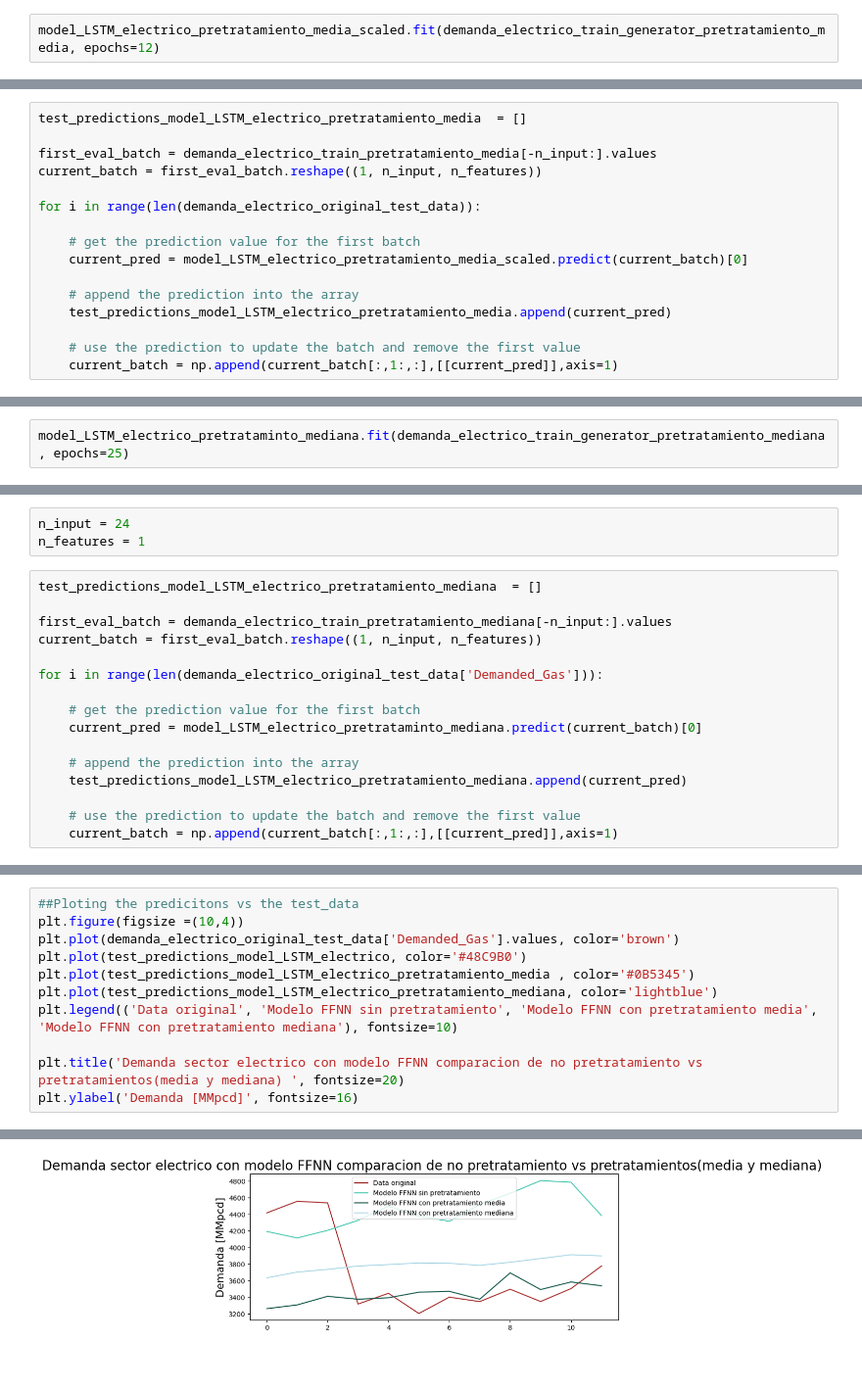
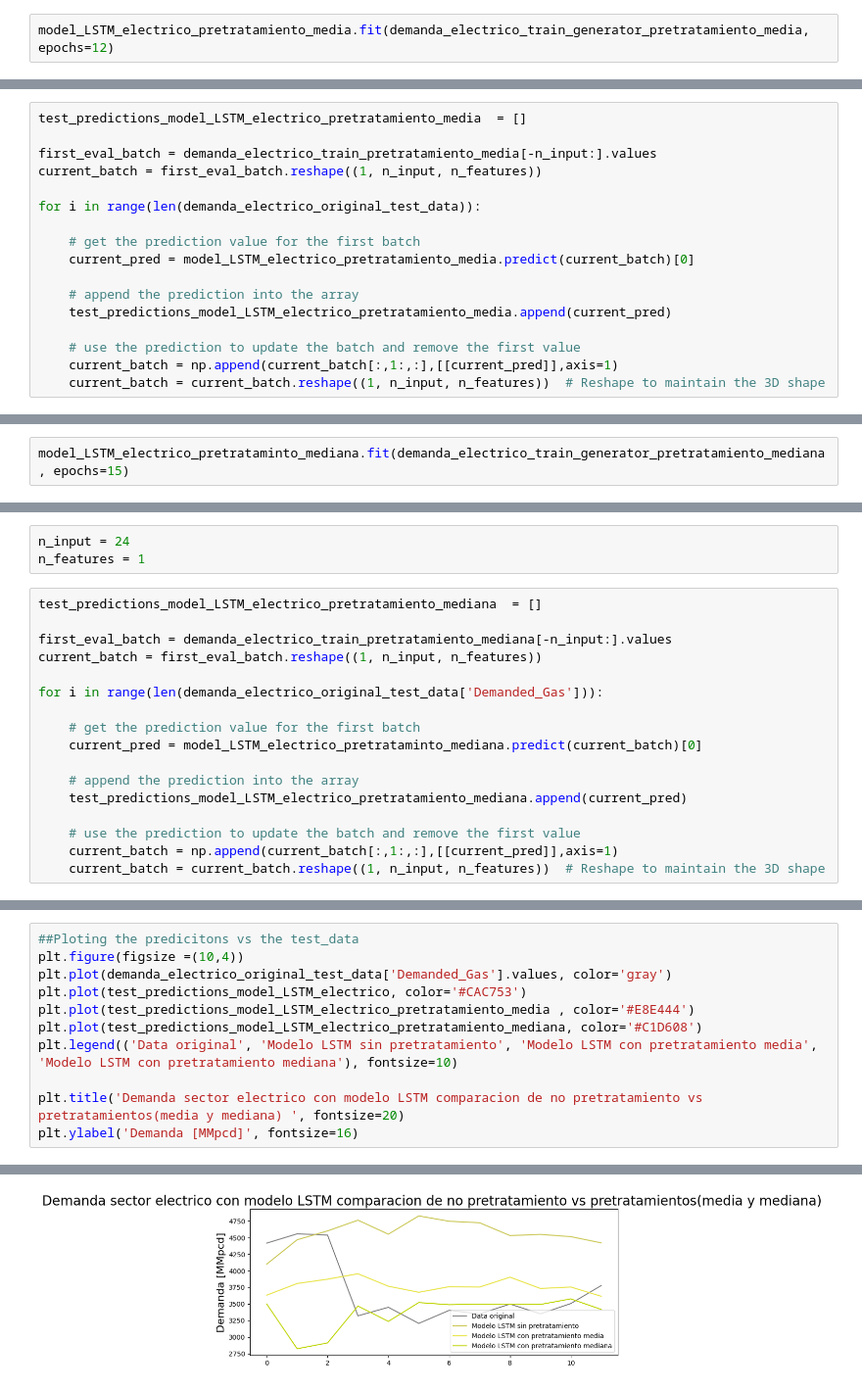
Before and after one commit to Sergio-Ibarra-1795/MIS_Tesis_GitHub, a Jupyter notebook: Demanda_electrico_LSTM_full.ipynb, the cells around one changed output, grey strips where cells are left out. Shown at 98% size. Cells and saved outputs as stored; diff of their text form.

```diff
--- a/Demanda_electrico_LSTM_full.ipynb
+++ b/Demanda_electrico_LSTM_full.ipynb
@@ -842,6 +840,6 @@ Model: "sequential_3"
 Entrenamos el modelo  Feed Forward Sequential Neural Network con el demanda_electrico_scaled_train_generator.
 Es decir se está entrenando al modelo para que con los valores de entrenamiento "ajuste sus pesos y bias" de manera que se esté tomando n_inputs como "variables predictoas" y el +1 valor después de los n_input como variable dependiente Y. y asñi se va recorriendo el n_input. De manera que se tienen n_total_elementos_en_train - n_input valores de entrada de tamaño n_input y n_total_elementos_en_train - n_input valores de salida de tamaño 1 (Representando la Y calculada)
 # %%
-model_LSTM_electrico_pretratamiento_media_scaled.fit(demanda_electrico_train_generator_pretratamiento_media, epochs=12)
+model_LSTM_electrico_pretratamiento_media.fit(demanda_electrico_train_generator_pretratamiento_media, epochs=12)
 # %% [output]
 Epoch 1/12
@@ -982,11 +980,12 @@ current_batch = first_eval_batch.reshape((1, n_input, n_features))
 for i in range(len(demanda_electrico_original_test_data)):
 
     # get the prediction value for the first batch
-    current_pred = model_LSTM_electrico_pretratamiento_media_scaled.predict(current_batch)[0]
+    current_pred = model_LSTM_electrico_pretratamiento_media.predict(current_batch)[0]
 
     # append the prediction into the array
     test_predictions_model_LSTM_electrico_pretratamiento_media.append(current_pred)
 
     # use the prediction to update the batch and remove the first value
     current_batch = np.append(current_batch[:,1:,:],[[current_pred]],axis=1)
+    current_batch = current_batch.reshape((1, n_input, n_features))  # Reshape to maintain the 3D shape
 # %% [output]
@@ -1321,5 +1327,5 @@ Model: "sequential_4"
 # %% [markdown]
 Se entrena el modelo
 # %%
-model_LSTM_electrico_pretrataminto_mediana.fit(demanda_electrico_train_generator_pretratamiento_mediana, epochs=25)
+model_LSTM_electrico_pretrataminto_mediana.fit(demanda_electrico_train_generator_pretratamiento_mediana, epochs=15)
 # %% [output]
@@ -1443,4 +1449,5 @@ for i in range(len(demanda_electrico_original_test_data['Demanded_Gas'])):
 
     # use the prediction to update the batch and remove the first value
     current_batch = np.append(current_batch[:,1:,:],[[current_pred]],axis=1)
+    current_batch = current_batch.reshape((1, n_input, n_features))  # Reshape to maintain the 3D shape
 # %% [output]
@@ -1474,17 +1481,17 @@ test_predictions_model_LSTM_electrico_pretratamiento_mediana
 # %%
 ##Ploting the predicitons vs the test_data
 plt.figure(figsize =(10,4))
-plt.plot(demanda_electrico_original_test_data['Demanded_Gas'].values, color='brown')
-plt.plot(test_predictions_model_LSTM_electrico, color='#48C9B0')
-plt.plot(test_predictions_model_LSTM_electrico_pretratamiento_media , color='#0B5345')
-plt.plot(test_predictions_model_LSTM_electrico_pretratamiento_mediana, color='lightblue')
-plt.legend(('Data original', 'Modelo FFNN sin pretratamiento', 'Modelo FFNN con pretratamiento media', 'Modelo FFNN con pretratamiento mediana'), fontsize=10)
+plt.plot(demanda_electrico_original_test_data['Demanded_Gas'].values, color='gray')
+plt.plot(test_predictions_model_LSTM_electrico, color='#CAC753')
+plt.plot(test_predictions_model_LSTM_electrico_pretratamiento_media , color='#E8E444')
+plt.plot(test_predictions_model_LSTM_electrico_pretratamiento_mediana, color='#C1D608')
+plt.legend(('Data original', 'Modelo LSTM sin pretratamiento', 'Modelo LSTM con pretratamiento media', 'Modelo LSTM con pretratamiento mediana'), fontsize=10)
 
-plt.title('Demanda sector electrico con modelo FFNN comparacion de no pretratamiento vs pretratamientos(media y mediana) ', fontsize=20)
+plt.title('Demanda sector electrico con modelo LSTM comparacion de no pretratamiento vs pretratamientos(media y mediana) ', fontsize=20)
 plt.ylabel('Demanda [MMpcd]', fontsize=16)
 # %% [output]
 Text(0, 0.5, 'Demanda [MMpcd]')
-[figure, old version]
+[figure, new version]
 # %%
 from sklearn.metrics import mean_absolute_percentage_error, mean_squared_error
 import numpy as np
```
Also changed, not shown: parts of 48 cells of this notebook.
